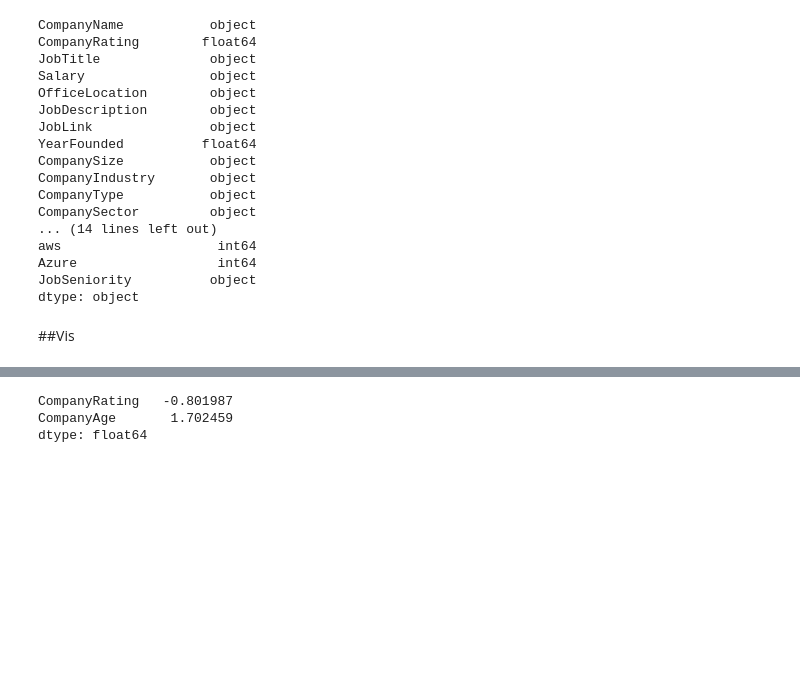
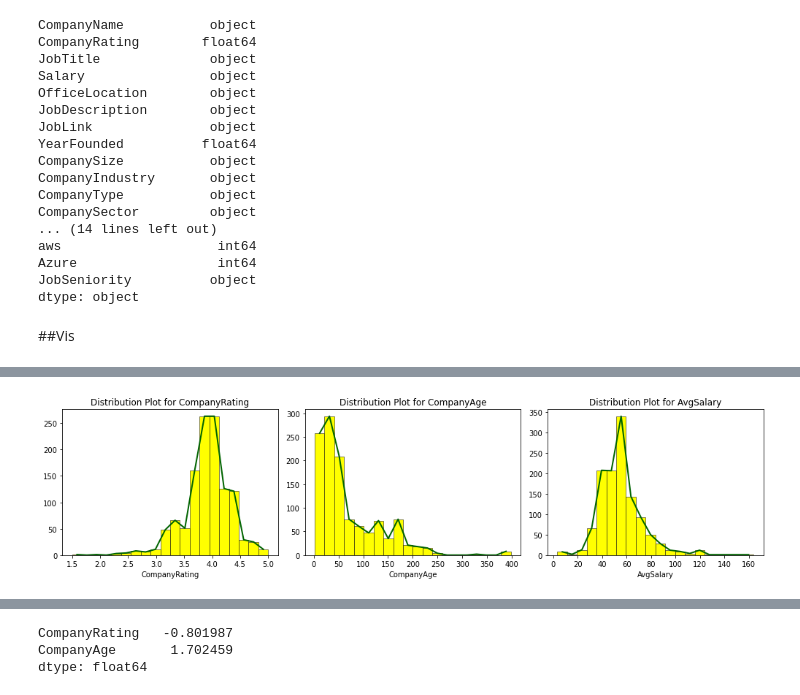
Before and after one commit to YunlouTeng/Data-Analyst-Salary-Predictor, a Jupyter notebook: Model/regression_model.ipynb, the cells around one changed output, grey strips where cells are left out. Saved outputs shown, nothing was run; the diff lists cells and outputs as text; code cells hidden in the pictures; blank space fills up the shorter version.

```diff
--- a/Model/job_analysis_modeling.ipynb
+++ b/Model/regression_model.ipynb
@@ -119,0 +154,16 @@ dtype: object
+# %%
+def distplot(num_features,data):
+    '''Creates Distribution Plots for Numeric Features'''
+    fig = plt.figure(figsize=(14, 10))
+    for index, col in enumerate(num_features):
+        fig.add_subplot(len(num_features), len(num_features), index + 1)
+        n, x, _ = plt.hist(data[col], bins=20, color='yellow', edgecolor='black', linewidth=0.5)
+        bin_centers = 0.5 * (x[1:] + x[:-1])
+        plt.plot(bin_centers, n, color='darkgreen', linewidth=2)
+        plt.title('Distribution Plot for ' + str(col))
+        plt.xlabel(str(col))
+        plt.tight_layout()
+# %%
+distplot(['CompanyRating','CompanyAge','AvgSalary'],data)
+# %% [output]
+[figure, added]
```
Also changed, not shown: parts of 11 cells of this notebook, 2 other files.
